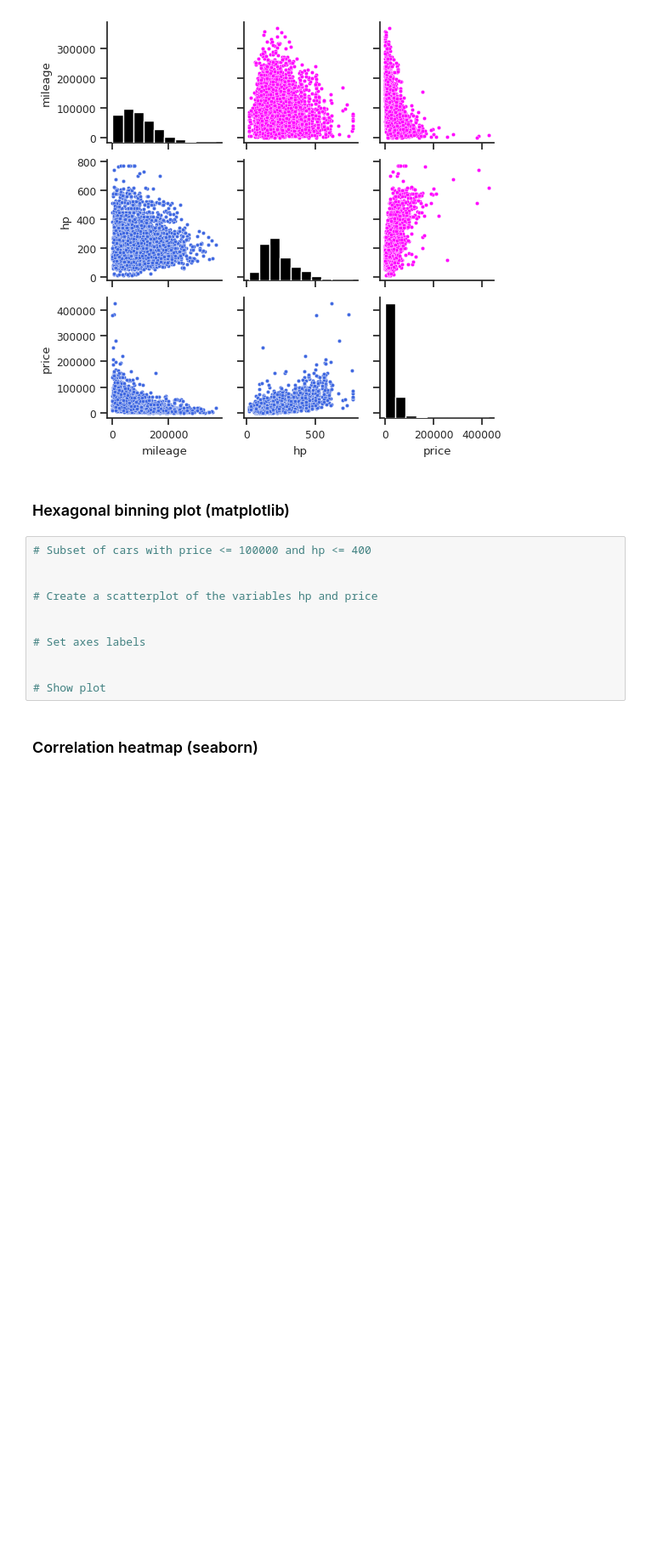
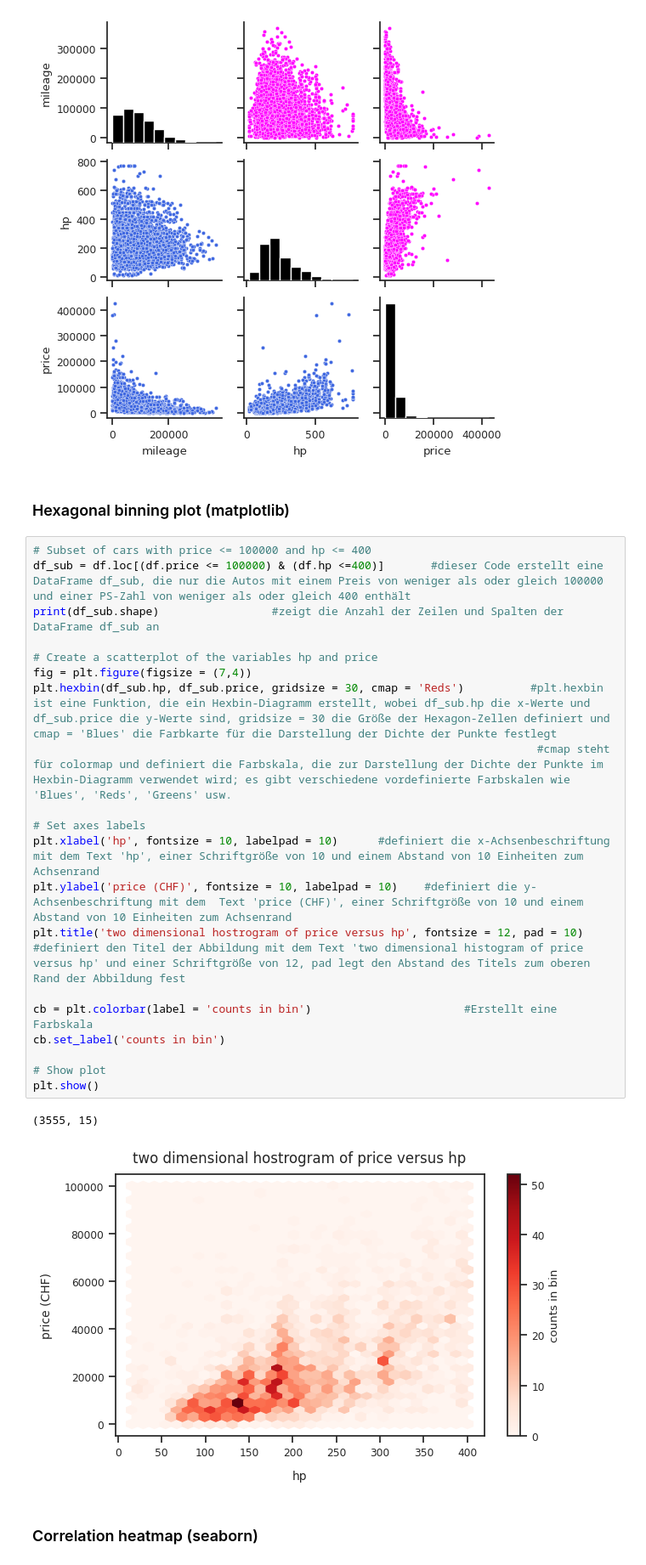
Before and after one commit to migifor-forstmi4/python_exploratory_data_analysis, a Jupyter notebook: exploratory_data_analysis_car_data.ipynb, the cells around one changed output. Shown at 85% size. Saved outputs shown, nothing was run; the diff lists cells and outputs as text; blank space fills up the shorter version.

```diff
--- a/exploratory_data_analysis_car_data.ipynb
+++ b/exploratory_data_analysis_car_data.ipynb
@@ -575,16 +575,28 @@ plt.show()
 [figure]
 # %% [markdown]
 ### Hexagonal binning plot  (matplotlib)
-# %%
-# Subset of cars with price <= 100000 and hp <= 400
-
-
-# Create a scatterplot of the variables hp and price
-
-
-# Set axes labels
-
-
-# Show plot
+# %%
+# Subset of cars with price <= 100000 and hp <= 400
+df_sub = df.loc[(df.price <= 100000) & (df.hp <=400)]       #dieser Code erstellt eine DataFrame df_sub, die nur die Autos mit einem Preis von weniger als oder gleich 100000 und einer PS-Zahl von weniger als oder gleich 400 enthält
+print(df_sub.shape)                 #zeigt die Anzahl der Zeilen und Spalten der DataFrame df_sub an
+
+# Create a scatterplot of the variables hp and price
+fig = plt.figure(figsize = (7,4))
+plt.hexbin(df_sub.hp, df_sub.price, gridsize = 30, cmap = 'Reds')          #plt.hexbin ist eine Funktion, die ein Hexbin-Diagramm erstellt, wobei df_sub.hp die x-Werte und df_sub.price die y-Werte sind, gridsize = 30 die Größe der Hexagon-Zellen definiert und cmap = 'Blues' die Farbkarte für die Darstellung der Dichte der Punkte festlegt
+                                                                            #cmap steht für colormap und definiert die Farbskala, die zur Darstellung der Dichte der Punkte im Hexbin-Diagramm verwendet wird; es gibt verschiedene vordefinierte Farbskalen wie 'Blues', 'Reds', 'Greens' usw.
+
+# Set axes labels
+plt.xlabel('hp', fontsize = 10, labelpad = 10)      #definiert die x-Achsenbeschriftung mit dem Text 'hp', einer Schriftgröße von 10 und einem Abstand von 10 Einheiten zum Achsenrand
+plt.ylabel('price (CHF)', fontsize = 10, labelpad = 10)    #definiert die y-Achsenbeschriftung mit dem  Text 'price (CHF)', einer Schriftgröße von 10 und einem Abstand von 10 Einheiten zum Achsenrand
+plt.title('two dimensional hostrogram of price versus hp', fontsize = 12, pad = 10)   #definiert den Titel der Abbildung mit dem Text 'two dimensional histogram of price versus hp' und einer Schriftgröße von 12, pad legt den Abstand des Titels zum oberen Rand der Abbildung fest
+
+cb = plt.colorbar(label = 'counts in bin')                       #Erstellt eine Farbskala
+cb.set_label('counts in bin')
+
+# Show plot
+plt.show()
+# %% [output]
+(3555, 15)
+[figure, added]
 # %% [markdown]
 ### Correlation heatmap (seaborn)
```
Also changed, not shown: parts of 5 cells of this notebook.
